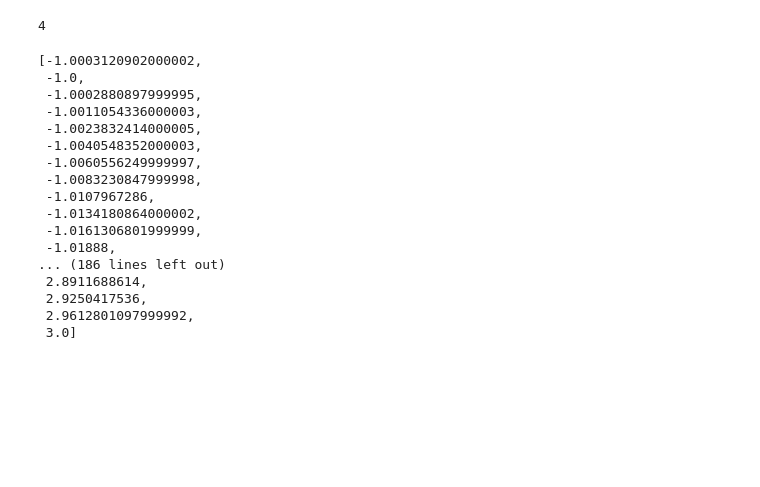
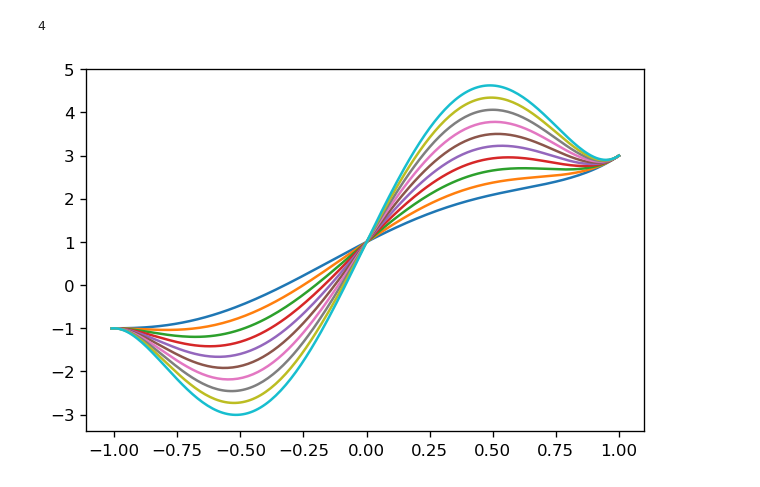
Before and after one commit to millera2/millera2.github.io, a Jupyter notebook: CS-111/CS111-scratch-pad.ipynb, the cells around one changed output. Cells and saved outputs as stored; diff of their text form; code cells hidden in the pictures; blank space fills up the shorter version.

```diff
--- a/CS-111/CS111-scratch-pad.ipynb
+++ b/CS-111/CS111-scratch-pad.ipynb
@@ -712,29 +712,14 @@ import matplotlib.pyplot as pyplot
 
 y  = []
 
-num = 6
+num = 10
 
 for i in range(num):
     y.append([])
     for x in xvals:
-        y[i].append(newInterpolant(x,p,1))
+        y[i].append(newInterpolant(x,p,i))
 # %%
-for i in range(num)
+for i in range(num):
+    pyplot.plot(xvals,y[i])
 # %% [output]
-[-1.0003120902000002,
- -1.0,
- -1.0002880897999995,
- -1.0011054336000003,
- -1.0023832414000005,
- -1.0040548352000003,
- -1.0060556249999997,
- -1.0083230847999998,
- -1.0107967286,
- -1.0134180864000002,
- -1.0161306801999999,
- -1.01888,
-... (186 lines left out)
- 2.8911688614,
- 2.9250417536,
- 2.9612801097999992,
- 3.0]
+[figure, added]
```
Also changed, not shown: parts of 1 cell of this notebook, 3 other files.
